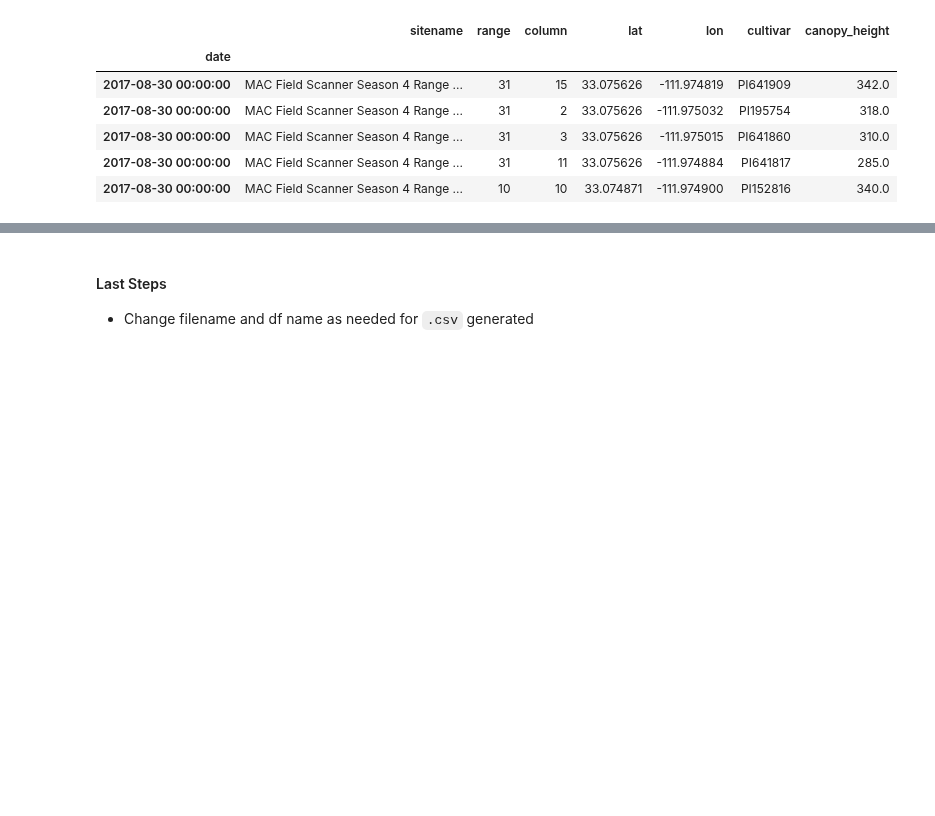
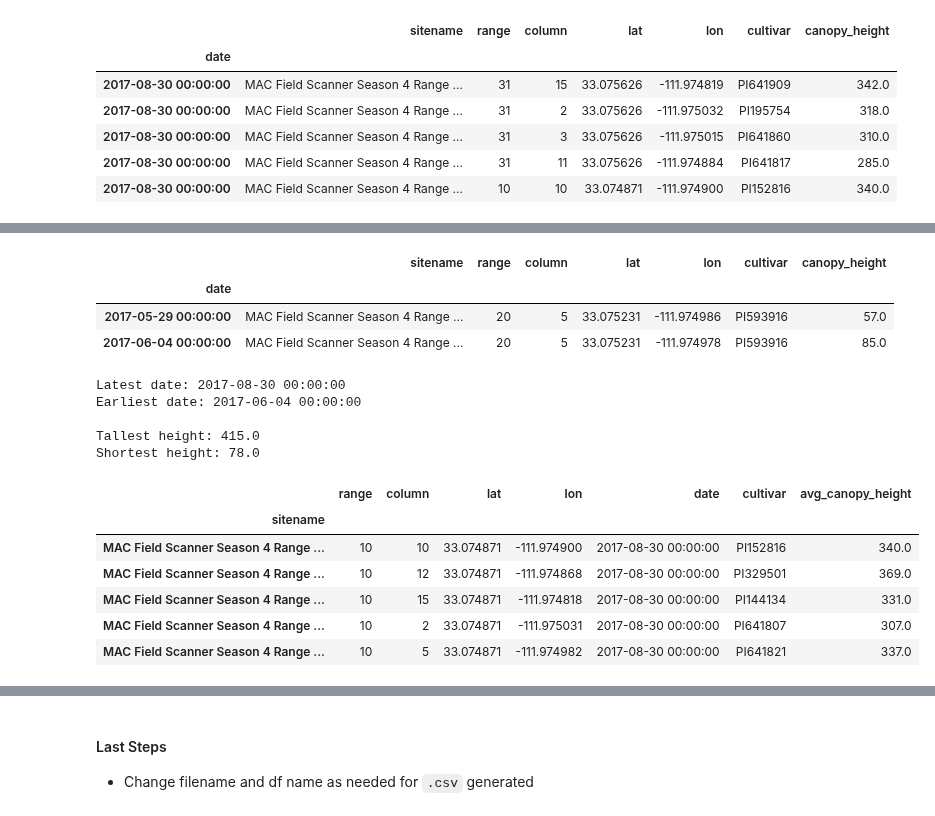
Before and after one commit to genophenoenvo/terraref-datasets, a Jupyter notebook: notebooks/canopy_heights_season_4.ipynb, the cells around one changed output, grey strips where cells are left out. Saved outputs shown, nothing was run; the diff lists cells and outputs as text; code cells hidden in the pictures; blank space fills up the shorter version.

```diff
--- a/notebooks/canopy_heights_season_4.ipynb
+++ b/notebooks/canopy_heights_season_4.ipynb
@@ -261,0 +265,10 @@ season_heights_4 = season_heights_3.drop(labels='avg_canopy_height', axis=1)
+# %%
+end_of_season_0 = pd.read_sql_query("""
+                            SELECT sitename, range, column, lat, lon, date, cultivar,
+                            avg(canopy_height) AS avg_canopy_height
+                            FROM 'end_of_season_canopy_heights.sqlite'
+                            GROUP BY sitename, date
+                            ORDER BY date DESC
+                            """, conn)
+
+end_of_season_0.shape
@@ -261,0 +290,3 @@ season_heights_4 = season_heights_3.drop(labels='avg_canopy_height', axis=1)
+# %%
+end_of_season_1 = end_of_season_0.drop_duplicates(subset=['sitename', 'cultivar'])
+end_of_season_1.shape
@@ -261,0 +304,30 @@ season_heights_4 = season_heights_3.drop(labels='avg_canopy_height', axis=1)
+# %%
+season_heights_4.loc[season_heights_4.sitename == 'MAC Field Scanner Season 4 Range 20 Column 5']
+# %% [output]
+|  | sitename | range | column | lat | lon | cultivar | canopy_height |
+| date |  |  |  |  |  |  |  |
+| 2017-05-29 00:00:00 | MAC Field Scanner Season 4 Range ... | 20 | 5 | 33.075231 | -111.974986 | PI593916 | 57.0 |
+| 2017-06-04 00:00:00 | MAC Field Scanner Season 4 Range ... | 20 | 5 | 33.075231 | -111.974978 | PI593916 | 85.0 |
+# %%
+print(f'Latest date: {end_of_season_1.date.max()}')
+print(f'Earliest date: {end_of_season_1.date.min()}')
+print('')
+print(f'Tallest height: {end_of_season_1.avg_canopy_height.max()}')
+print(f'Shortest height: {end_of_season_1.avg_canopy_height.min()}')
+# %% [output]
+Latest date: 2017-08-30 00:00:00
+Earliest date: 2017-06-04 00:00:00
+
+Tallest height: 415.0
+Shortest height: 78.0
+# %%
+end_of_season_2 = end_of_season_1.set_index('sitename')
+end_of_season_2.head()
+# %% [output]
+|  | range | column | lat | lon | date | cultivar | avg_canopy_height |
+| sitename |  |  |  |  |  |  |  |
+| MAC Field Scanner Season 4 Range ... | 10 | 10 | 33.074871 | -111.974900 | 2017-08-30 00:00:00 | PI152816 | 340.0 |
+| MAC Field Scanner Season 4 Range ... | 10 | 12 | 33.074871 | -111.974868 | 2017-08-30 00:00:00 | PI329501 | 369.0 |
+| MAC Field Scanner Season 4 Range ... | 10 | 15 | 33.074871 | -111.974818 | 2017-08-30 00:00:00 | PI144134 | 331.0 |
+| MAC Field Scanner Season 4 Range ... | 10 | 2 | 33.074871 | -111.975031 | 2017-08-30 00:00:00 | PI641807 | 307.0 |
+| MAC Field Scanner Season 4 Range ... | 10 | 5 | 33.074871 | -111.974982 | 2017-08-30 00:00:00 | PI641821 | 337.0 |
```
Also changed, not shown: parts of 9 cells of this notebook.
